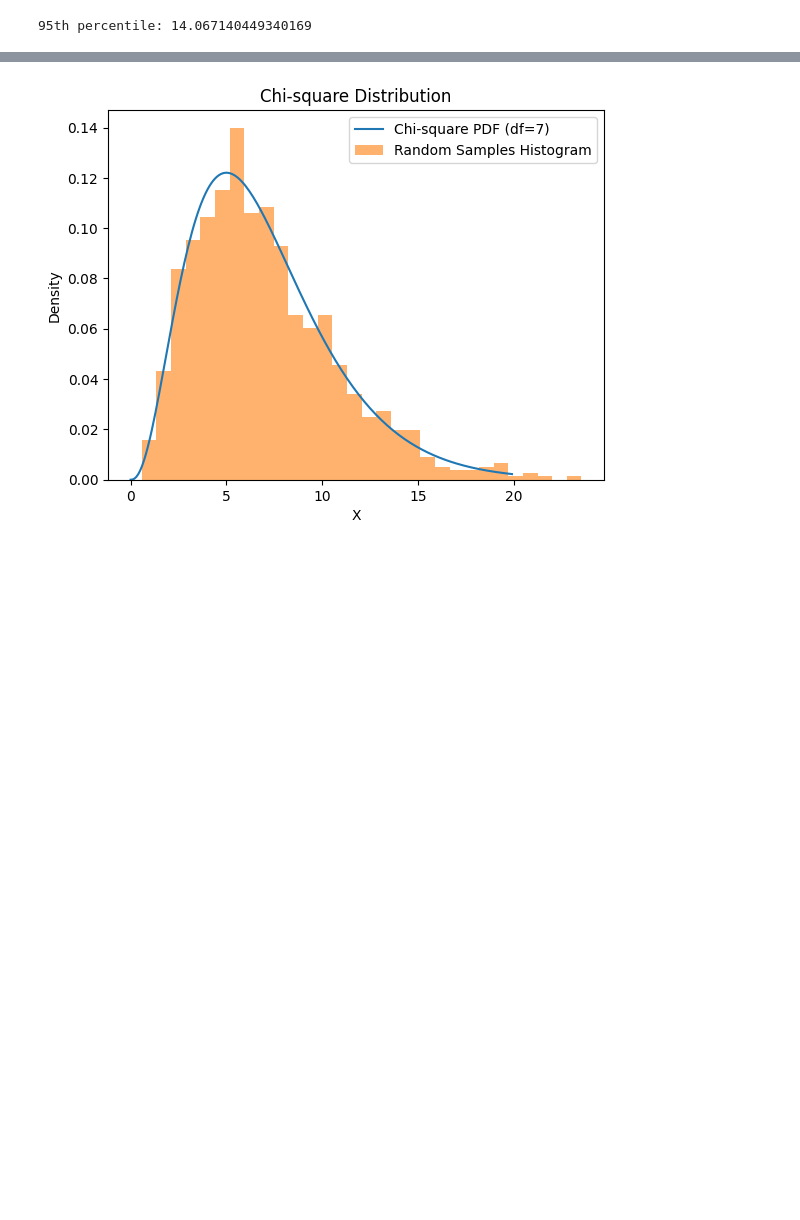
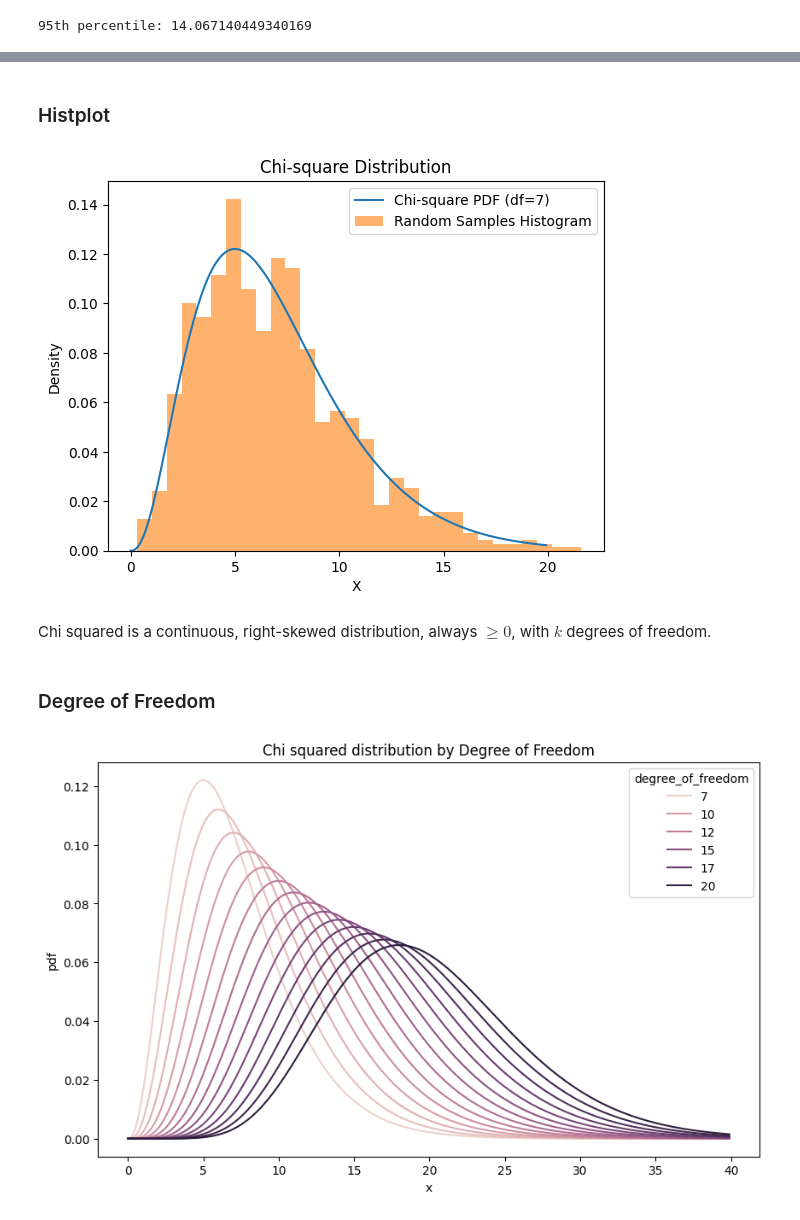
Before and after one commit to Bayan2019/kaz-gu, a Jupyter notebook: 01-ipynb/00-probability-theory/03-chi-squared-distribution.ipynb, the cells around one changed output, grey strips where cells are left out. Cells and saved outputs as stored; diff of their text form; code cells hidden in the pictures; blank space fills up the shorter version.

```diff
--- a/01-ipynb/00-probability-theory/03-chi-squared-distribution.ipynb
+++ b/01-ipynb/00-probability-theory/03-chi-squared-distribution.ipynb
@@ -83,4 +83,14 @@ print(f"95th percentile: {ppf_value}")
+# %% [markdown]
+### Histplot
 # %%
+df = 7
+# Generate random deviates using scipy.stats
+random_deviates = chi2.rvs(df=df, size=1000)
+
+# Calculate PDF at specific values
+x_values = np.arange(0, 20, 0.1)
+pdf_values = chi2.pdf(x_values, df=df)
+
 # Plotting the PDF and a histogram of generated samples
 plt.plot(x_values, pdf_values, label=f'Chi-square PDF (df={df})')
 plt.hist(random_deviates, bins=30, density=True, alpha=0.6, label='Random Samples Histogram')
@@ -90,4 +100,24 @@ plt.ylabel('Density')
 plt.legend()
 plt.show()
 # %% [output]
-[figure, old version]
+[figure, new version]
+# %% [markdown]
+Chi squared is a continuous, right-skewed distribution, always $\geq0$, with $k$ degrees of freedom.
+# %% [markdown]
+### Degree of Freedom
+# %%
+x_values = np.arange(0, 40, 0.1)
+data = pd.DataFrame({'x': x_values})
+for degreeFreedom in np.arange(7, 21):
+    data[degreeFreedom]=chi2.pdf(x_values, df=degreeFreedom)
+
+chi_df = pd.melt(data, id_vars=['x'], value_vars=list(np.arange(7, 21)), var_name="degree_of_freedom", value_name="pdf")
+# %%
+# Plotting 'pdf' over 'x' for each 'degree_of_freedom'
+plt.figure(figsize=(10, 6))
+sns.lineplot(data=chi_df, x="x", y="pdf", hue="degree_of_freedom")
+
+plt.title("Chi squared distribution by Degree of Freedom")
+plt.show()
+# %% [output]
+[figure, added]
```
Also changed, not shown: parts of 8 cells of this notebook, 1 other file.
